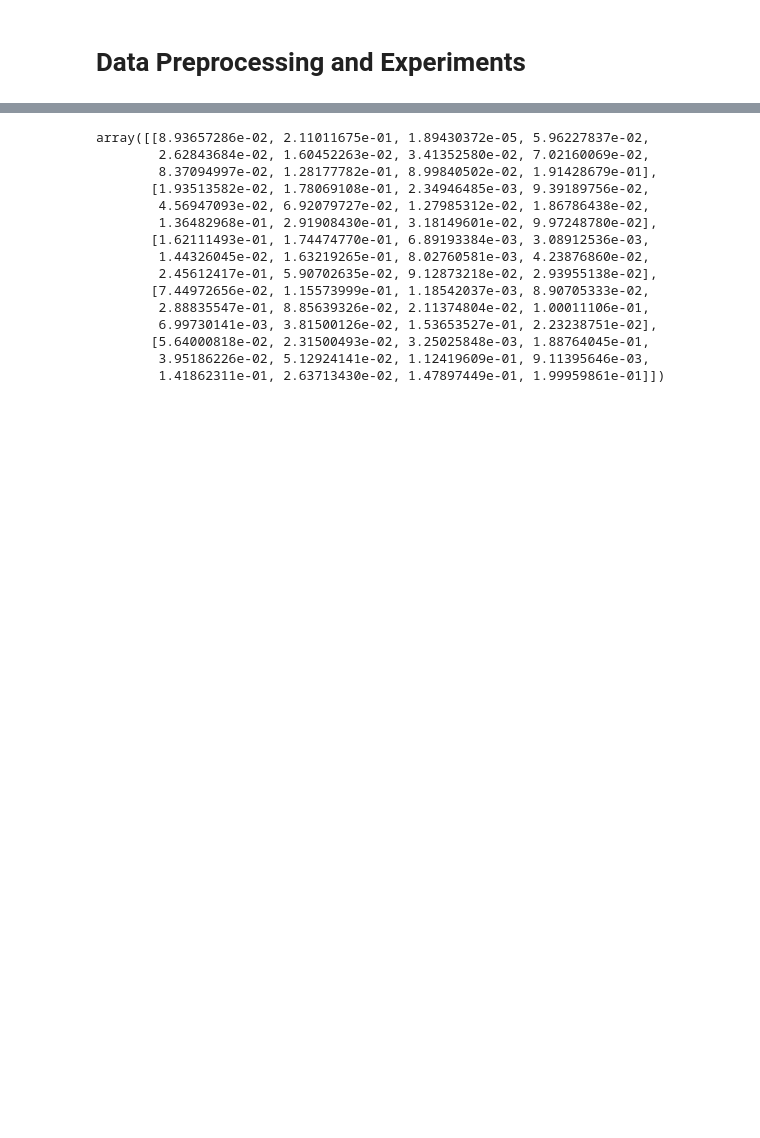
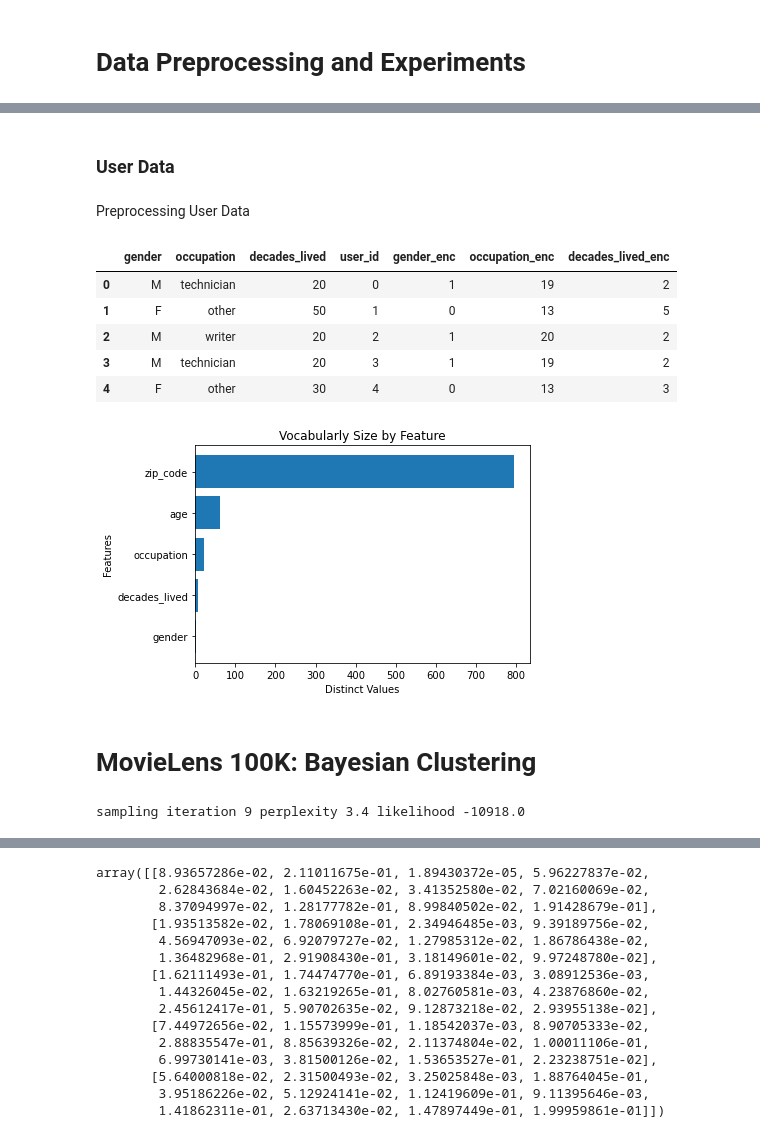
Before and after one commit to lentin26/recommender, a Jupyter notebook: experiment.ipynb, the cells around one changed output, grey strips where cells are left out. Drawn from its saved outputs; the diff is of its cells as text; code cells hidden in the pictures; blank space fills up the shorter version.

```diff
--- a/experiment.ipynb
+++ b/experiment.ipynb
@@ -8,0 +14,9 @@ from sklearn.preprocessing import LabelEncoder
+# %%
+def encode_data(data):
+    """
+    Integer encode data
+    """
+    encoder = LabelEncoder()
+    for col in data.columns:
+        data['{}'.format(col) + '_enc'] = encoder.fit_transform(data['{}'.format(col)])
+    return data
@@ -8,0 +156,39 @@ from sklearn.preprocessing import LabelEncoder
+# %% [markdown]
+### User Data
+# %% [markdown]
+Preprocessing User Data
+# %%
+############## import information about the users ############################
+users = pd.read_csv('data/ml-100k/u.user', delimiter="|", header=None, engine="python")             # import data
+users.columns = ["user_id", "age", "gender", "occupation", "zip_code"]                              # add columns names
+
+############## preprocess user age ###########################################
+users['decades_lived'] = ((users.age/10).apply(np.floor)*10)\
+    .astype(int).astype(str)                                                                        # round age to nearest decade
+
+############## plot ontology sizes for each feature ##########################
+vocab_size = users.drop(columns=['user_id']).nunique().sort_values(ascending=True)                  # plot pct. missing values
+plt.barh(vocab_size.index, vocab_size.values)
+plt.title('Vocabularly Size by Feature')
+plt.xlabel('Distinct Values')
+plt.ylabel('Features')
+
+users.drop(columns=['zip_code', 'age'], inplace=True)                                               # drop large vocab features
+
+############## integer encode features #######################################
+users = encode_data(users)                                                                          # add integer encoded oolumns
+users.drop(columns=['user_id'], inplace=True)                                                       # drop user_id
+users.rename(columns={'user_id_enc':'user_id'}, inplace=True)                                       # rename user_id_enc as user_id
+
+users.to_csv('data/ml-100k/users_enc.csv', index=False)
+users.head()
+# %% [output]
+|  | gender | occupation | decades_lived | user_id | gender_enc | occupation_enc | decades_lived_enc |
+| 0 | M | technician | 20 | 0 | 1 | 19 | 2 |
+| 1 | F | other | 50 | 1 | 0 | 13 | 5 |
+| 2 | M | writer | 20 | 2 | 1 | 20 | 2 |
+| 3 | M | technician | 20 | 3 | 1 | 19 | 2 |
+| 4 | F | other | 30 | 4 | 0 | 13 | 3 |
+[figure, added]
+# %% [markdown]
+# MovieLens 100K: Bayesian Clustering
@@ -8,0 +204,17 @@ from sklearn.preprocessing import LabelEncoder
+# %%
+from BayesMatch import BayesMatch
+
+n_clusters = 3
+match = BayesMatch(
+        u_data=user.drop('user_id', axis=1),
+        v_data=item.drop('item_id', axis=1),
+        n_common=0,
+        n_clusters=n_clusters,
+        burn_in=0,
+        n_samples=10,
+        eval_every=100
+    )
+
+match.fit()
+# %% [output]
+sampling iteration 9 perplexity 3.4 likelihood -10918.0
```
Also changed, not shown: parts of 47 cells of this notebook, 7 other files.
